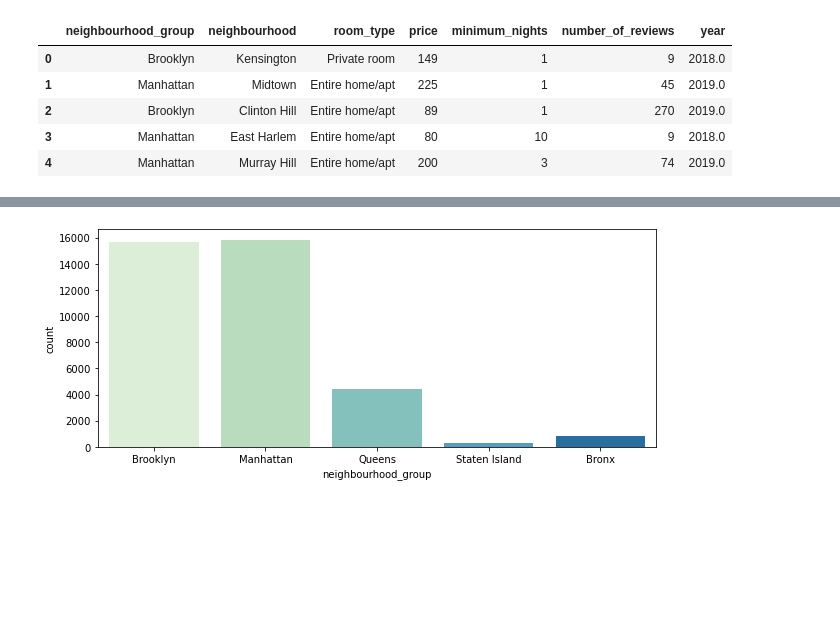
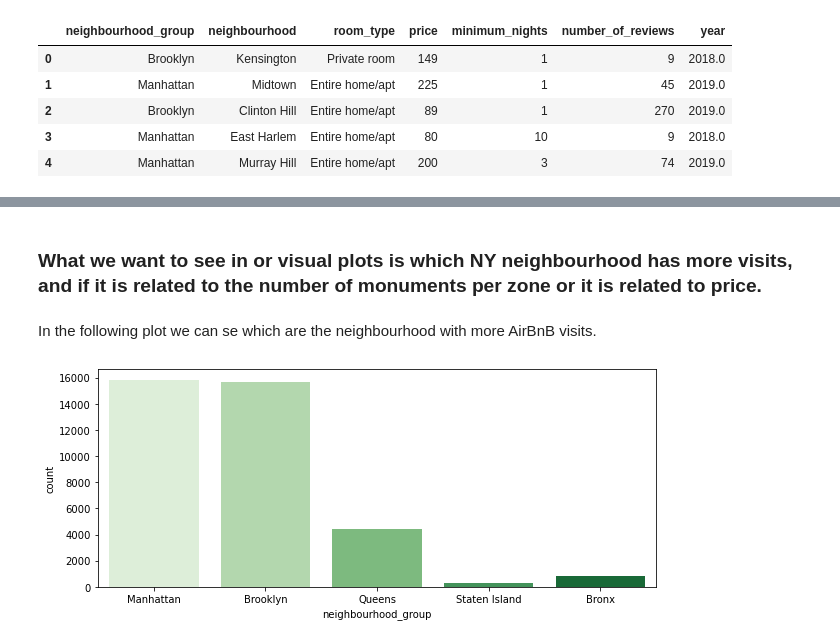
Before and after one commit to Marina-Diez/Kaggle-Api-Project-MarinaD, a Jupyter notebook: Visualization.ipynb, the cells around one changed output, grey strips where cells are left out. Saved outputs shown, nothing was run; the diff lists cells and outputs as text; code cells hidden in the pictures; blank space fills up the shorter version.

```diff
--- a/Visualization.ipynb
+++ b/Visualization.ipynb
@@ -19,5 +31,9 @@ Abb_NY_clean.head()
+# %% [markdown]
+### What we want to see in or visual plots is which NY neighbourhood has more visits, and if it is related to the number of monuments per zone or it is related to price.
+# %% [markdown]
+In the following plot we can se which are the neighbourhood with more AirBnB visits.
 # %%
 plt.figure(figsize=(10,4))
-TOP3_plot = sns.countplot(x=Abb_NY_clean.neighbourhood_group, palette= "GnBu")
+Ranking_plot = sns.countplot(x=Abb_NY_clean.neighbourhood_group, palette= "Greens", order=["Manhattan","Brooklyn","Queens","Staten Island","Bronx"])
 # %% [output]
-[figure, old version]
+[figure, new version]
```
Also changed, not shown: parts of 16 cells of this notebook, 7 other files.
